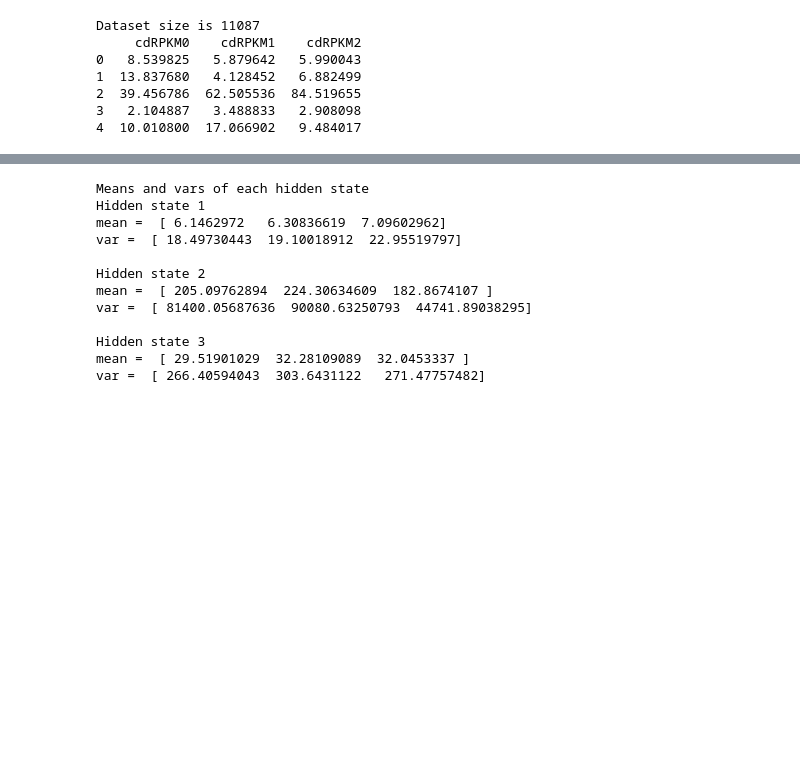
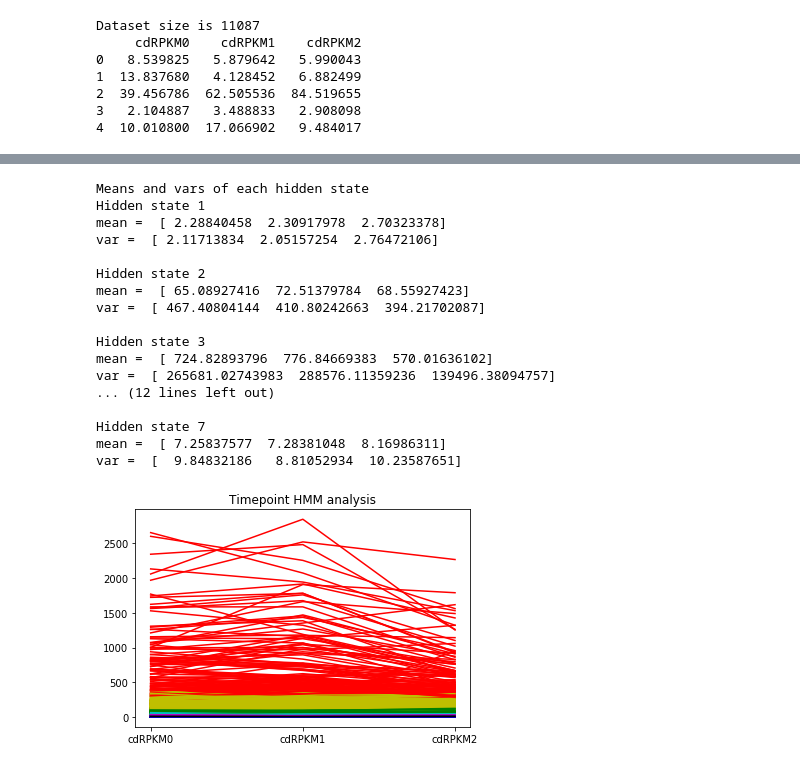
Before and after one commit to akd13/MA4199-FYP, a Jupyter notebook: Sample Data Plots/HMM Training.ipynb, the cells around one changed output, grey strips where cells are left out. Cells and saved outputs as stored; diff of their text form; code cells hidden in the pictures; blank space fills up the shorter version.

```diff
--- a/Sample Data Plots/HMM Training.ipynb
+++ b/Sample Data Plots/HMM Training.ipynb
@@ -24,12 +27,18 @@ Dataset size is 11087
 # %%
 #Fit HMM
 
-remodel = hmm.GaussianHMM(n_components=3, n_iter=100) #consider Gaussian Emissions
+remodel = hmm.GaussianHMM(n_components=7, n_iter=100) #consider Gaussian Emissions
 remodel.fit(X) #get sequence of states using Viterbi
 Z = remodel.predict(X)
 # %%
-print("Hidden states are")
+print("Hidden states samples")
+counts = {}
 for idx,i in enumerate(Z):
     if(idx%1000==0):
         print("State ", idx, " is ",i)
+    if(i not in counts):
+        counts[i]=0
+    else:
+        counts[i]+=1
+print("Counts of each HMM are\n",counts)
 # %% [output]
@@ -65,13 +87,29 @@ for i in range(remodel.n_components):
 # %% [output]
 Means and vars of each hidden state
 Hidden state 1
-mean =  [ 6.1462972   6.30836619  7.09602962]
-var =  [ 18.49730443  19.10018912  22.95519797]
+mean =  [ 2.28840458  2.30917978  2.70323378]
+var =  [ 2.11713834  2.05157254  2.76472106]
 
 Hidden state 2
-mean =  [ 205.09762894  224.30634609  182.8674107 ]
-var =  [ 81400.05687636  90080.63250793  44741.89038295]
+mean =  [ 65.08927416  72.51379784  68.55927423]
+var =  [ 467.40804144  410.80242663  394.21702087]
 
 Hidden state 3
-mean =  [ 29.51901029  32.28109089  32.0453337 ]
-var =  [ 266.40594043  303.6431122   271.47757482]
+mean =  [ 724.82893796  776.84669383  570.01636102]
+var =  [ 265681.02743983  288576.11359236  139496.38094757]
+... (12 lines left out)
+
+Hidden state 7
+mean =  [ 7.25837577  7.28381048  8.16986311]
+var =  [  9.84832186   8.81052934  10.23587651]
+# %%
+fig = plt.subplot(111)
+colors = ['b','g','r','c','m','y','k']
+var_plot_list = CDRPKM_LIST
+for i in range(len(df_main)):
+    fig.plot(var_plot_list, df_main.iloc[i], color = colors[Z[i]])
+
+plt.title("Timepoint HMM analysis")
+plt.show()
+# %% [output]
+[figure, added]
```
Also changed, not shown: parts of 3 cells of this notebook, 1 other file.
